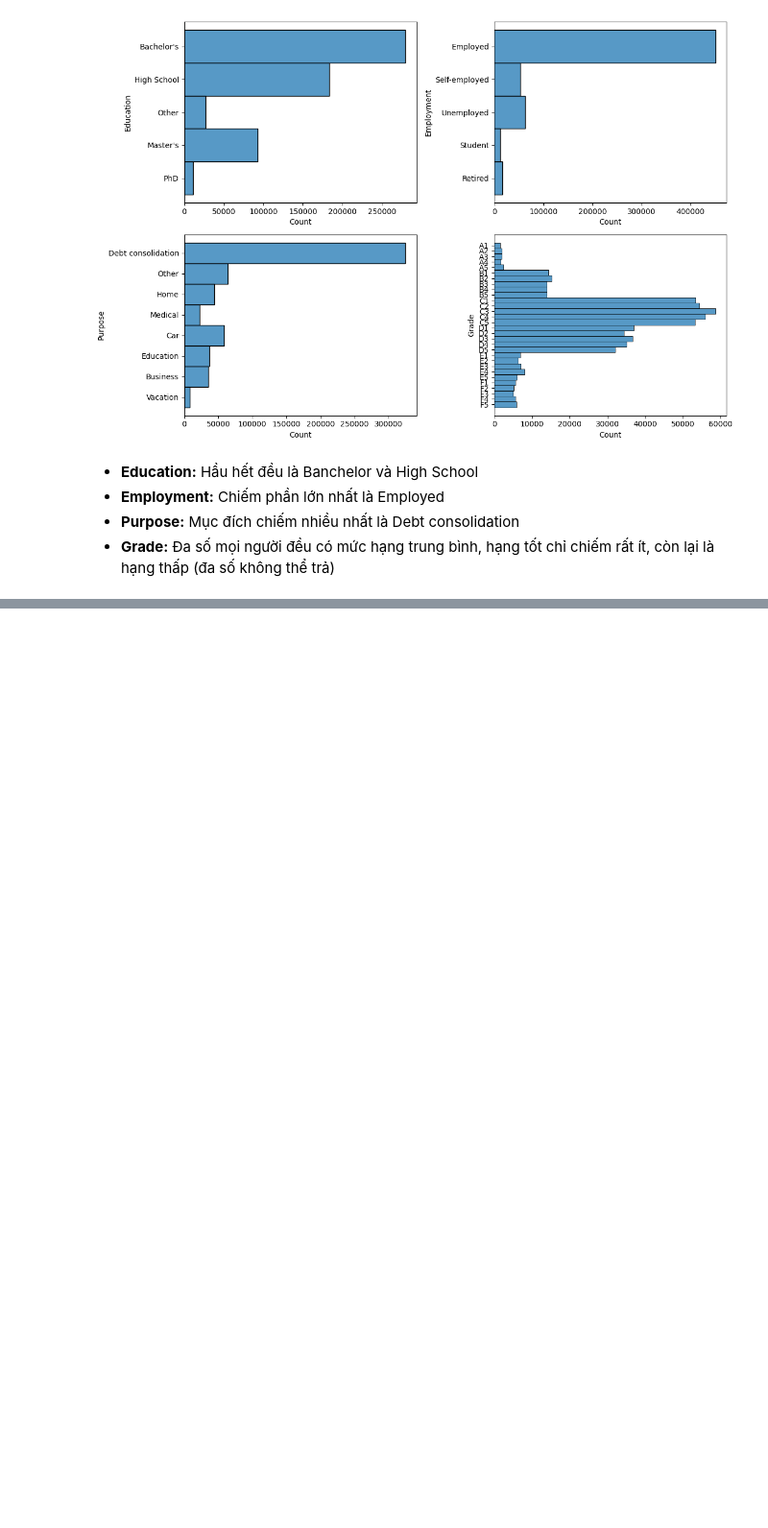
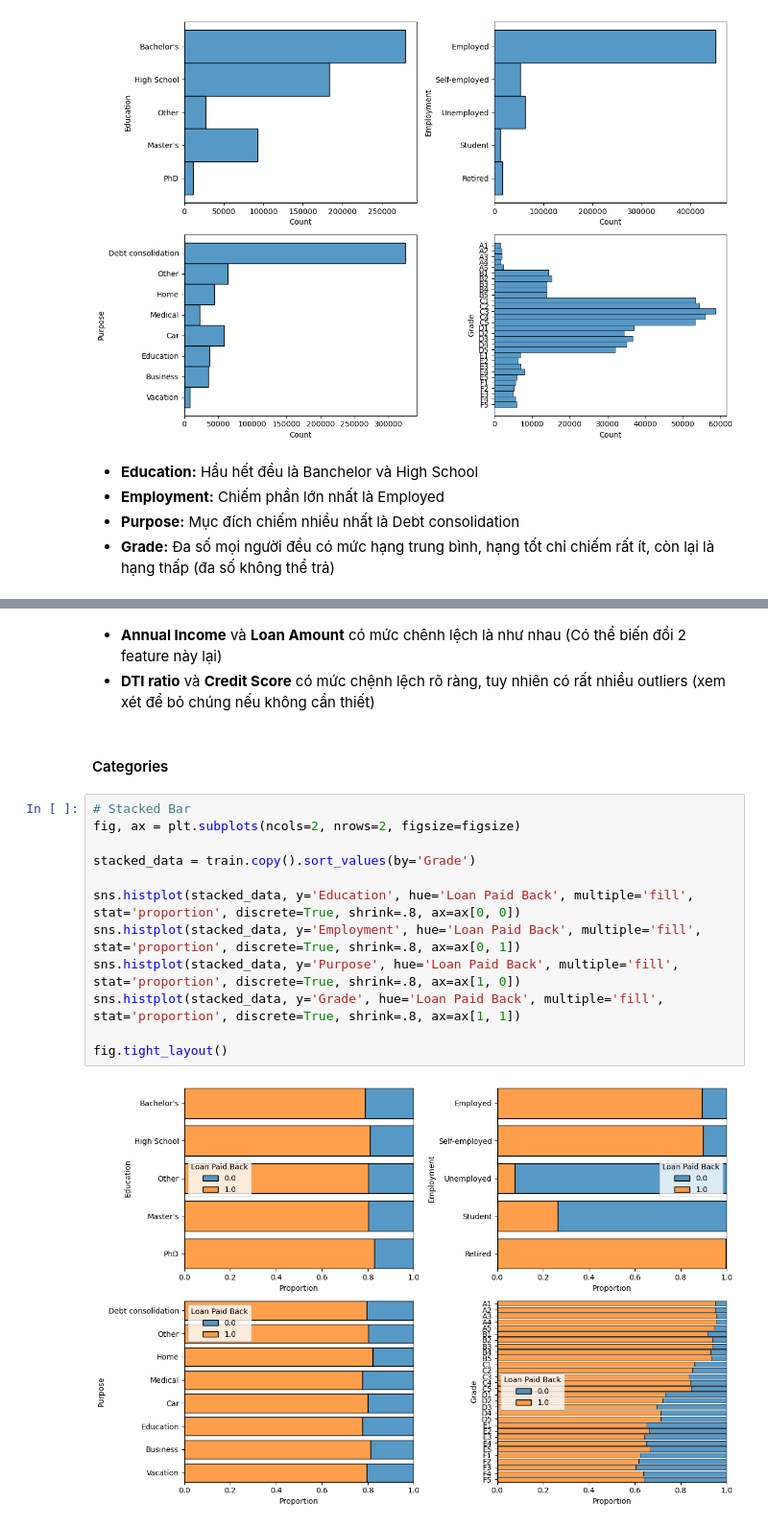
Before and after one commit to pikamanh/Predicting-Loan-Payback, a Jupyter notebook: test.ipynb, the cells around one changed output, grey strips where cells are left out. Shown at 96% size. Drawn from its saved outputs; the diff is of its cells as text; blank space fills up the shorter version.

```diff
--- a/test.ipynb
+++ b/test.ipynb
@@ -222,0 +255,19 @@ plt.show()
+# %% [markdown]
+- **Annual Income** và **Loan Amount** có mức chênh lệch là như nhau (Có thể biến đổi 2 feature này lại)
+- **DTI ratio** và **Credit Score** có mức chệnh lệch rõ ràng, tuy nhiên có rất nhiều outliers (xem xét để bỏ chúng nếu không cần thiết)
+# %% [markdown]
+#### Categories
+# %%
+# Stacked Bar
+fig, ax = plt.subplots(ncols=2, nrows=2, figsize=figsize)
+
+stacked_data = train.copy().sort_values(by='Grade')
+
+sns.histplot(stacked_data, y='Education', hue='Loan Paid Back', multiple='fill', stat='proportion', discrete=True, shrink=.8, ax=ax[0, 0])
+sns.histplot(stacked_data, y='Employment', hue='Loan Paid Back', multiple='fill', stat='proportion', discrete=True, shrink=.8, ax=ax[0, 1])
+sns.histplot(stacked_data, y='Purpose', hue='Loan Paid Back', multiple='fill', stat='proportion', discrete=True, shrink=.8, ax=ax[1, 0])
+sns.histplot(stacked_data, y='Grade', hue='Loan Paid Back', multiple='fill', stat='proportion', discrete=True, shrink=.8, ax=ax[1, 1])
+
+fig.tight_layout()
+# %% [output]
+[figure, added]
```
Also changed, not shown: parts of 33 cells of this notebook.
